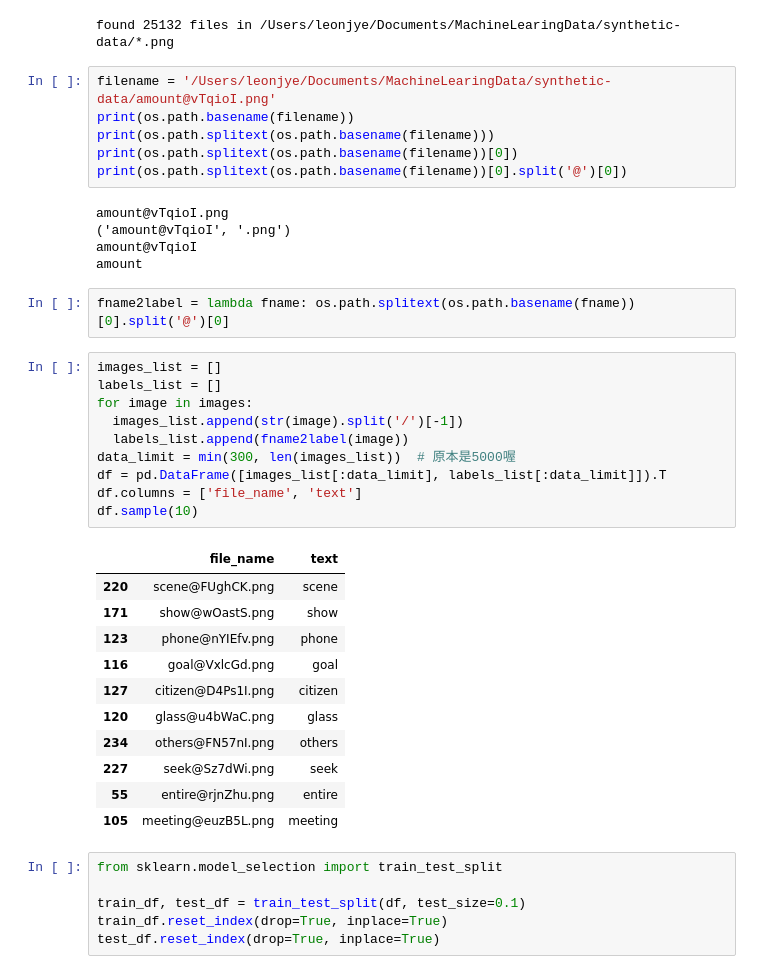
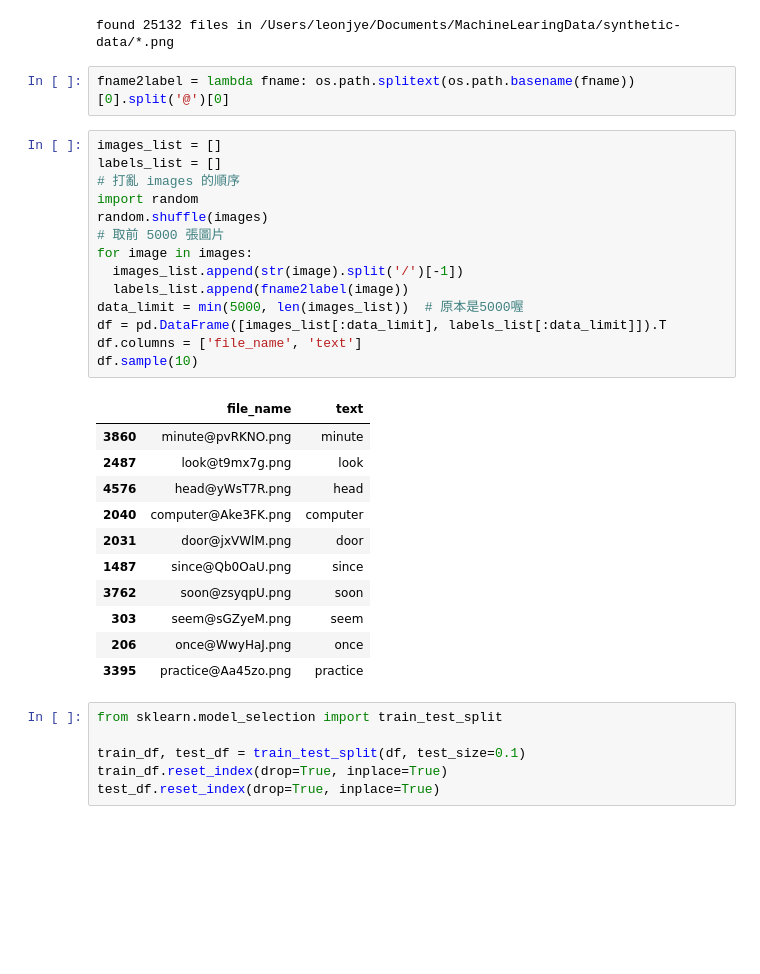
Before and after one commit to leonjyentub/CompVision2025, a Jupyter notebook: 15_4_TrOCR_fine_tuning.ipynb, the cells around one changed output. Drawn from its saved outputs; the diff is of its cells as text; blank space fills up the shorter version.

```diff
--- a/15_4_TrOCR_fine_tuning.ipynb
+++ b/15_4_TrOCR_fine_tuning.ipynb
@@ -34,41 +34,34 @@ image_folder = os.path.join(root, 'synthetic-data')
 images = Glob(os.path.join(image_folder, '*.png'))
 # %% [output]
 found 25132 files in /Users/leonjye/Documents/MachineLearingData/synthetic-data/*.png
-# %%
-filename = '/Users/leonjye/Documents/MachineLearingData/synthetic-data/amount@vTqioI.png'
-print(os.path.basename(filename))
-print(os.path.splitext(os.path.basename(filename)))
-print(os.path.splitext(os.path.basename(filename))[0])
-print(os.path.splitext(os.path.basename(filename))[0].split('@')[0])
-# %% [output]
-amount@vTqioI.png
-('amount@vTqioI', '.png')
-amount@vTqioI
-amount
 # %%
 fname2label = lambda fname: os.path.splitext(os.path.basename(fname))[0].split('@')[0]
 # %%
 images_list = []
 labels_list = []
+# 打亂 images 的順序
+import random
+random.shuffle(images)
+# 取前 5000 張圖片
 for image in images:
   images_list.append(str(image).split('/')[-1])
   labels_list.append(fname2label(image))
-data_limit = min(300, len(images_list))  # 原本是5000喔
+data_limit = min(5000, len(images_list))  # 原本是5000喔
 df = pd.DataFrame([images_list[:data_limit], labels_list[:data_limit]]).T
 df.columns = ['file_name', 'text']
 df.sample(10)
 # %% [output]
 |  | file_name | text |
-| 220 | scene@FUghCK.png | scene |
-| 171 | show@wOastS.png | show |
-| 123 | phone@nYIEfv.png | phone |
-| 116 | goal@VxlcGd.png | goal |
-| 127 | citizen@D4Ps1I.png | citizen |
-| 120 | glass@u4bWaC.png | glass |
-| 234 | others@FN57nI.png | others |
-| 227 | seek@Sz7dWi.png | seek |
-| 55 | entire@rjnZhu.png | entire |
-| 105 | meeting@euzB5L.png | meeting |
+| 3860 | minute@pvRKNO.png | minute |
+| 2487 | look@t9mx7g.png | look |
+| 4576 | head@yWsT7R.png | head |
+| 2040 | computer@Ake3FK.png | computer |
+| 2031 | door@jxVWlM.png | door |
+| 1487 | since@Qb0OaU.png | since |
+| 3762 | soon@zsyqpU.png | soon |
+| 303 | seem@sGZyeM.png | seem |
+| 206 | once@WwyHaJ.png | once |
+| 3395 | practice@Aa45zo.png | practice |
 # %%
 from sklearn.model_selection import train_test_split
 
```
Also changed, not shown: parts of 5 cells of this notebook.
